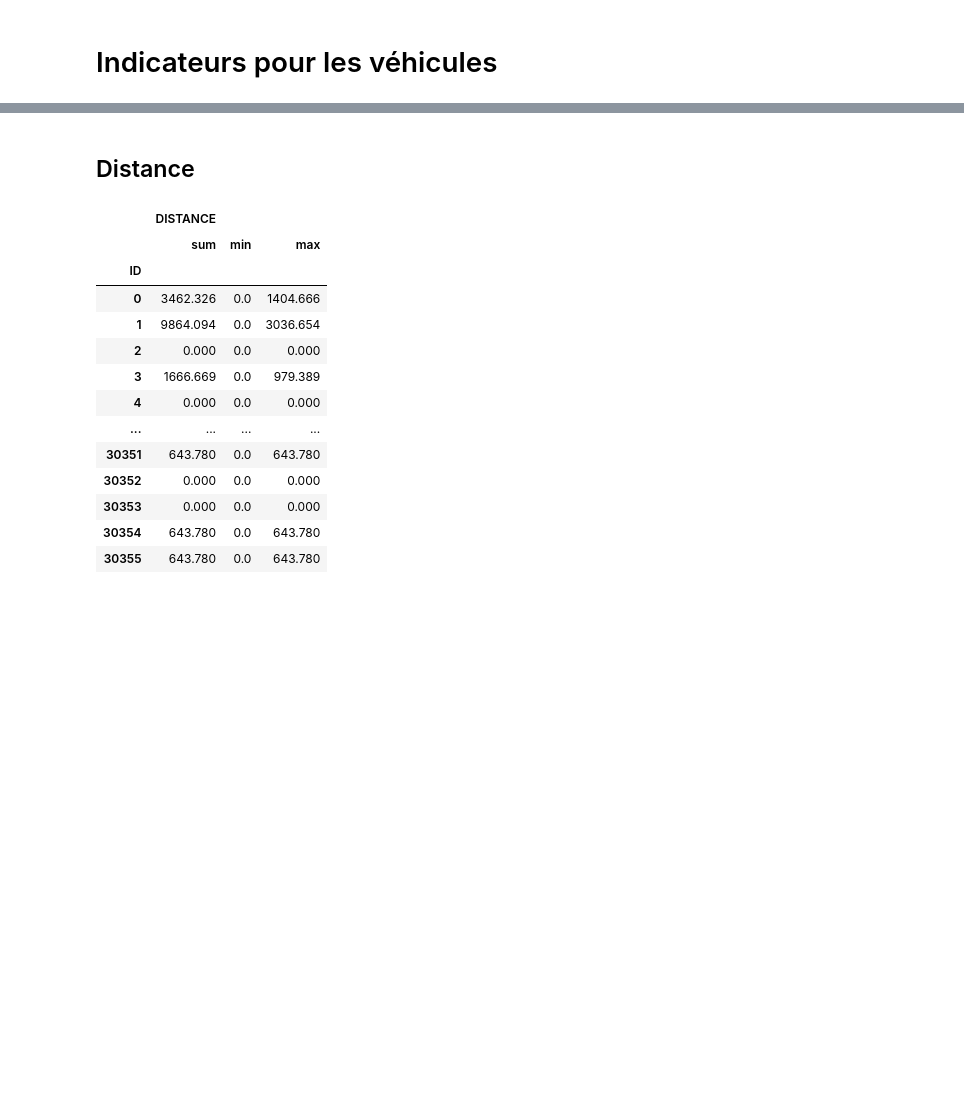
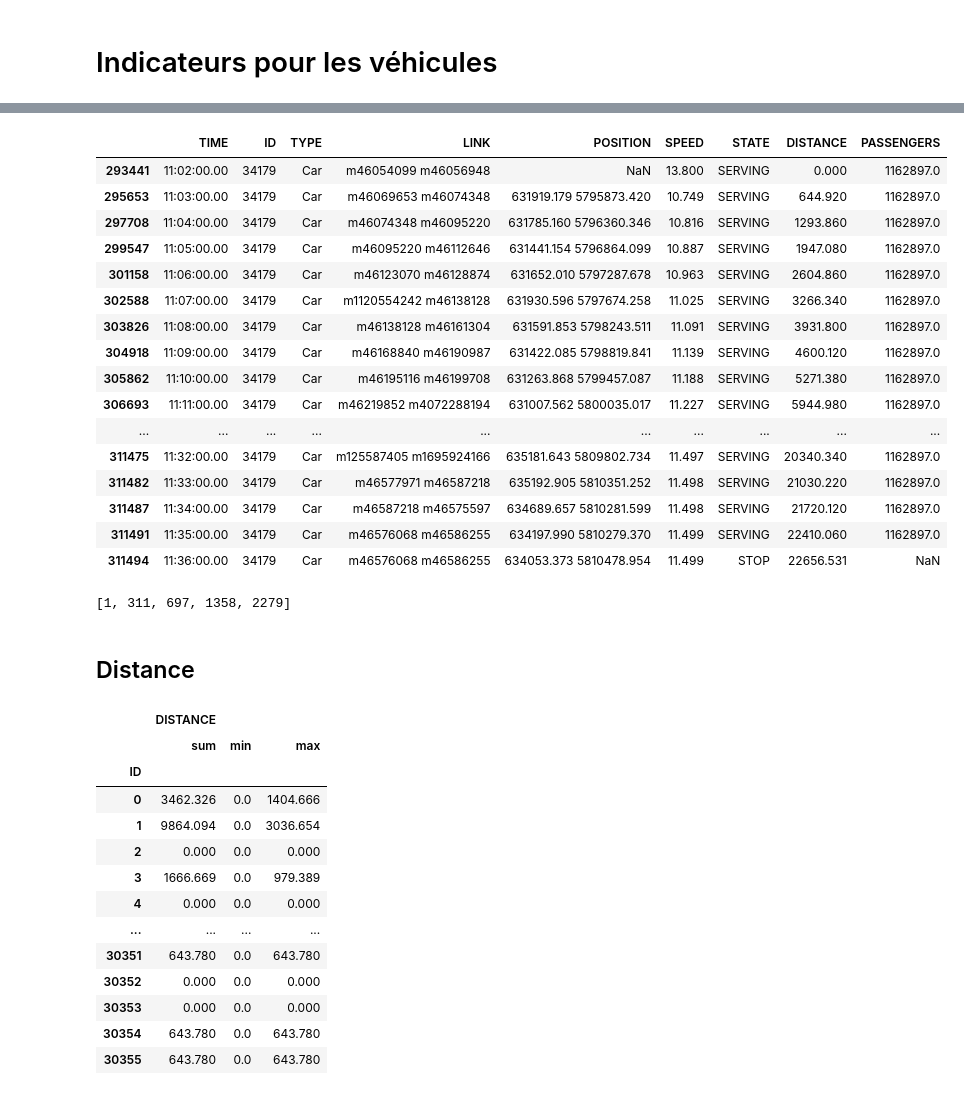
Before and after one commit to Xinyun77/stage_4A, a Jupyter notebook: Test_missingUsers.ipynb, the cells around one changed output, grey strips where cells are left out. Saved outputs shown, nothing was run; the diff lists cells and outputs as text; code cells hidden in the pictures; blank space fills up the shorter version.

```diff
--- a/Test_missingUsers.ipynb
+++ b/Test_missingUsers.ipynb
@@ -135,6 +159,7 @@ print('Xmin :', x1, 'Ymin :', x2, 'Xmax :', y1, 'Ymax :', y2)
 Xmin : 565468.5380879932 Ymin : 773275.7797587274 Xmax : 5541622.850697235 Ymax : 5902899.484527369
 # %%
 ##
-num2 = random.uniform(621225.6754145394, 635225.6754145394)
-print(num2)
+for i in range(10) :
+    num2 = random.uniform(621225.6754145394, 635225.6754145394)
+    print(num2)
 # %% [output]
@@ -254,3 +291,37 @@ veh
+# %%
+## Mouvement for ID = 174
+def df_a_vehicle(df, idNumber):
+    ID = veh['ID'].tolist()
+    #Link = veh['link'].tolist()
+    indices = [i for i, x in enumerate(ID) if x == idNumber]
+    #df.drop(indices, axis=0, inplace=True)
+    dataframe = df.loc[indices]
+    return dataframe
+# %%
+df_a_vehicle(veh, 34179)
+# %% [output]
+|  | TIME | ID | TYPE | LINK | POSITION | SPEED | STATE | DISTANCE | PASSENGERS |
+| 293441 | 11:02:00.00 | 34179 | Car | m46054099 m46056948 | NaN | 13.800 | SERVING | 0.000 | 1162897.0 |
+| 295653 | 11:03:00.00 | 34179 | Car | m46069653 m46074348 | 631919.179 5795873.420 | 10.749 | SERVING | 644.920 | 1162897.0 |
+| 297708 | 11:04:00.00 | 34179 | Car | m46074348 m46095220 | 631785.160 5796360.346 | 10.816 | SERVING | 1293.860 | 1162897.0 |
+| 299547 | 11:05:00.00 | 34179 | Car | m46095220 m46112646 | 631441.154 5796864.099 | 10.887 | SERVING | 1947.080 | 1162897.0 |
+| 301158 | 11:06:00.00 | 34179 | Car | m46123070 m46128874 | 631652.010 5797287.678 | 10.963 | SERVING | 2604.860 | 1162897.0 |
+| 302588 | 11:07:00.00 | 34179 | Car | m1120554242 m46138128 | 631930.596 5797674.258 | 11.025 | SERVING | 3266.340 | 1162897.0 |
+| 303826 | 11:08:00.00 | 34179 | Car | m46138128 m46161304 | 631591.853 5798243.511 | 11.091 | SERVING | 3931.800 | 1162897.0 |
+| 304918 | 11:09:00.00 | 34179 | Car | m46168840 m46190987 | 631422.085 5798819.841 | 11.139 | SERVING | 4600.120 | 1162897.0 |
+| 305862 | 11:10:00.00 | 34179 | Car | m46195116 m46199708 | 631263.868 5799457.087 | 11.188 | SERVING | 5271.380 | 1162897.0 |
+| 306693 | 11:11:00.00 | 34179 | Car | m46219852 m4072288194 | 631007.562 5800035.017 | 11.227 | SERVING | 5944.980 | 1162897.0 |
+| ... | ... | ... | ... | ... | ... | ... | ... | ... | ... |
+| 311475 | 11:32:00.00 | 34179 | Car | m125587405 m1695924166 | 635181.643 5809802.734 | 11.497 | SERVING | 20340.340 | 1162897.0 |
+| 311482 | 11:33:00.00 | 34179 | Car | m46577971 m46587218 | 635192.905 5810351.252 | 11.498 | SERVING | 21030.220 | 1162897.0 |
+| 311487 | 11:34:00.00 | 34179 | Car | m46587218 m46575597 | 634689.657 5810281.599 | 11.498 | SERVING | 21720.120 | 1162897.0 |
+| 311491 | 11:35:00.00 | 34179 | Car | m46576068 m46586255 | 634197.990 5810279.370 | 11.499 | SERVING | 22410.060 | 1162897.0 |
+| 311494 | 11:36:00.00 | 34179 | Car | m46576068 m46586255 | 634053.373 5810478.954 | 11.499 | STOP | 22656.531 | NaN |
+# %%
+ID = veh['ID'].tolist()
+indices
+# %% [output]
+[1, 311, 697, 1358, 2279]
 # %% [markdown]
 ## Distance
 # %%
```
Also changed, not shown: parts of 30 cells of this notebook.
